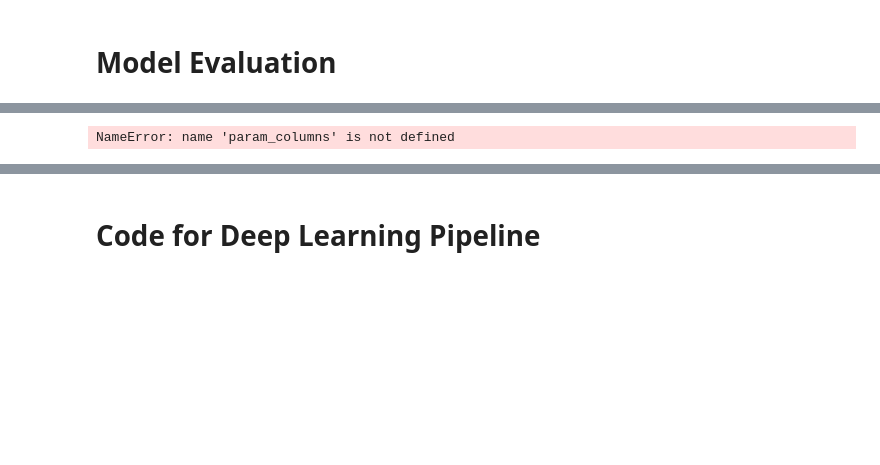
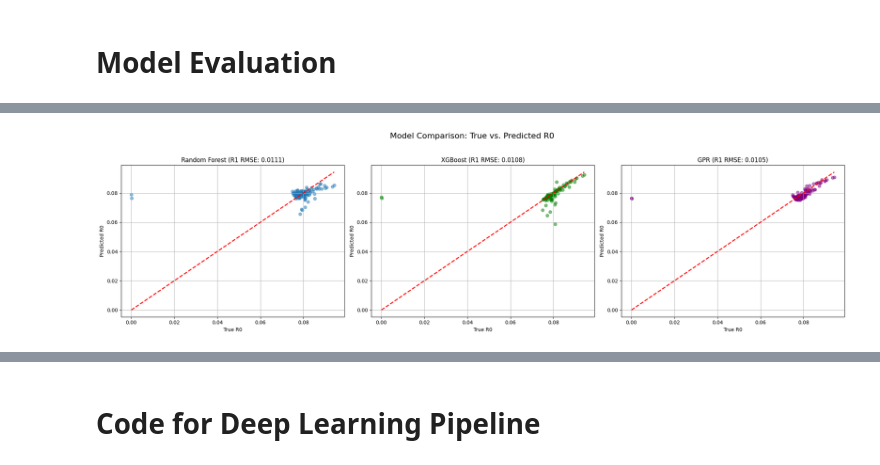
Before and after one commit to SushankMishra/EIS-Fitting, a Jupyter notebook: EIS_Model for SoH Estimation.ipynb, the cells around one changed output, grey strips where cells are left out. Cells and saved outputs as stored; diff of their text form; code cells hidden in the pictures; blank space fills up the shorter version.

```diff
--- a/EIS_Model for SoH Estimation.ipynb
+++ b/EIS_Model for SoH Estimation.ipynb
@@ -601,56 +645,56 @@ W1           1.260273e-03  7.664799e-04  1.378344e-01
 # %%
 import matplotlib.pyplot as plt
 
 # --- 1. Get the index for your main parameter (e.g., R1) ---
-r1_index = param_columns.index('R1')
+r0_index = param_columns.index('R0')
 
 # --- 2. Get the true values and predicted values for R1 ---
-y_true_r1 = y_test[:, r1_index]
-y_pred_r1_rf = y_pred_rf[:, r1_index]
-y_pred_r1_xgb = y_pred_xgb[:, r1_index]
-y_pred_r1_gpr = y_pred_gpr[:, r1_index]
+y_true_r0 = y_test[:, r0_index]
+y_pred_r0_rf = y_pred_rf[:, r0_index]
+y_pred_r0_xgb = y_pred_xgb[:, r0_index]
+y_pred_r0_gpr = y_pred_gpr[:, r0_index]
 
 # --- 3. Get the R1-specific RMSEs from your results table ---
-rmse_r1_rf = df_results.loc['R1']['RandomForest_RMSE']
-rmse_r1_xgb = df_results.loc['R1']['XGBoost_RMSE']
-rmse_r1_gpr = df_results.loc['R1']['GPR_RMSE']
+rmse_r0_rf = df_results.loc['R0']['RandomForest_RMSE']
+rmse_r0_xgb = df_results.loc['R0']['XGBoost_RMSE']
+rmse_r0_gpr = df_results.loc['R0']['GPR_RMSE']
 
 # --- 4. Create the 1x3 Subplot ---
 fig, (ax1, ax2, ax3) = plt.subplots(1, 3, figsize=(21, 6))
-fig.suptitle('Model Comparison: True vs. Predicted R1', fontsize=16)
+fig.suptitle('Model Comparison: True vs. Predicted R0', fontsize=16)
 
 # Find the min/max for a consistent 'perfection line'
-min_val = min(y_true_r1.min(), y_pred_r1_rf.min(), y_pred_r1_xgb.min(), y_pred_r1_gpr.min())
-max_val = max(y_true_r1.max(), y_pred_r1_rf.max(), y_pred_r1_xgb.max(), y_pred_r1_gpr.max())
+min_val = min(y_true_r0.min(), y_pred_r0_rf.min(), y_pred_r0_xgb.min(), y_pred_r0_gpr.min())
+max_val = max(y_true_r0.max(), y_pred_r0_rf.max(), y_pred_r0_xgb.max(), y_pred_r0_gpr.max())
 
 # Plot 1: Random Forest
-ax1.scatter(y_true_r1, y_pred_r1_rf, alpha=0.5)
+ax1.scatter(y_true_r0, y_pred_r0_rf, alpha=0.5)
 ax1.plot([min_val, max_val], [min_val, max_val], 'r--', lw=2)
-ax1.set_title(f'Random Forest (R1 RMSE: {rmse_r1_rf:.4f})')
-ax1.set_xlabel('True R1')
-ax1.set_ylabel('Predicted R1')
+ax1.set_title(f'Random Forest (R1 RMSE: {rmse_r0_rf:.4f})')
+ax1.set_xlabel('True R0')
+ax1.set_ylabel('Predicted R0')
 ax1.grid(True)
 
 # Plot 2: XGBoost
-ax2.scatter(y_true_r1, y_pred_r1_xgb, alpha=0.5, color='green')
+ax2.scatter(y_true_r0, y_pred_r0_xgb, alpha=0.5, color='green')
 ax2.plot([min_val, max_val], [min_val, max_val], 'r--', lw=2)
-ax2.set_title(f'XGBoost (R1 RMSE: {rmse_r1_xgb:.4f})')
-ax2.set_xlabel('True R1')
-ax2.set_ylabel('Predicted R1')
+ax2.set_title(f'XGBoost (R1 RMSE: {rmse_r0_xgb:.4f})')
+ax2.set_xlabel('True R0')
+ax2.set_ylabel('Predicted R0')
 ax2.grid(True)
 
 # Plot 3: GPR
-ax3.scatter(y_true_r1, y_pred_r1_gpr, alpha=0.5, color='purple')
+ax3.scatter(y_true_r0, y_pred_r0_gpr, alpha=0.5, color='purple')
 ax3.plot([min_val, max_val], [min_val, max_val], 'r--', lw=2)
-ax3.set_title(f'GPR (R1 RMSE: {rmse_r1_gpr:.4f})')
-ax3.set_xlabel('True R1')
-ax3.set_ylabel('Predicted R1')
+ax3.set_title(f'GPR (R1 RMSE: {rmse_r0_gpr:.4f})')
+ax3.set_xlabel('True R0')
+ax3.set_ylabel('Predicted R0')
 ax3.grid(True)
 
 plt.tight_layout(rect=[0, 0.03, 1, 0.95])
 plt.show()
 # %% [output]
-NameError: name 'param_columns' is not defined
+[figure, added]
 # %%
 import seaborn as sns
 
```
Also changed, not shown: parts of 9 cells of this notebook, 1 other file.
